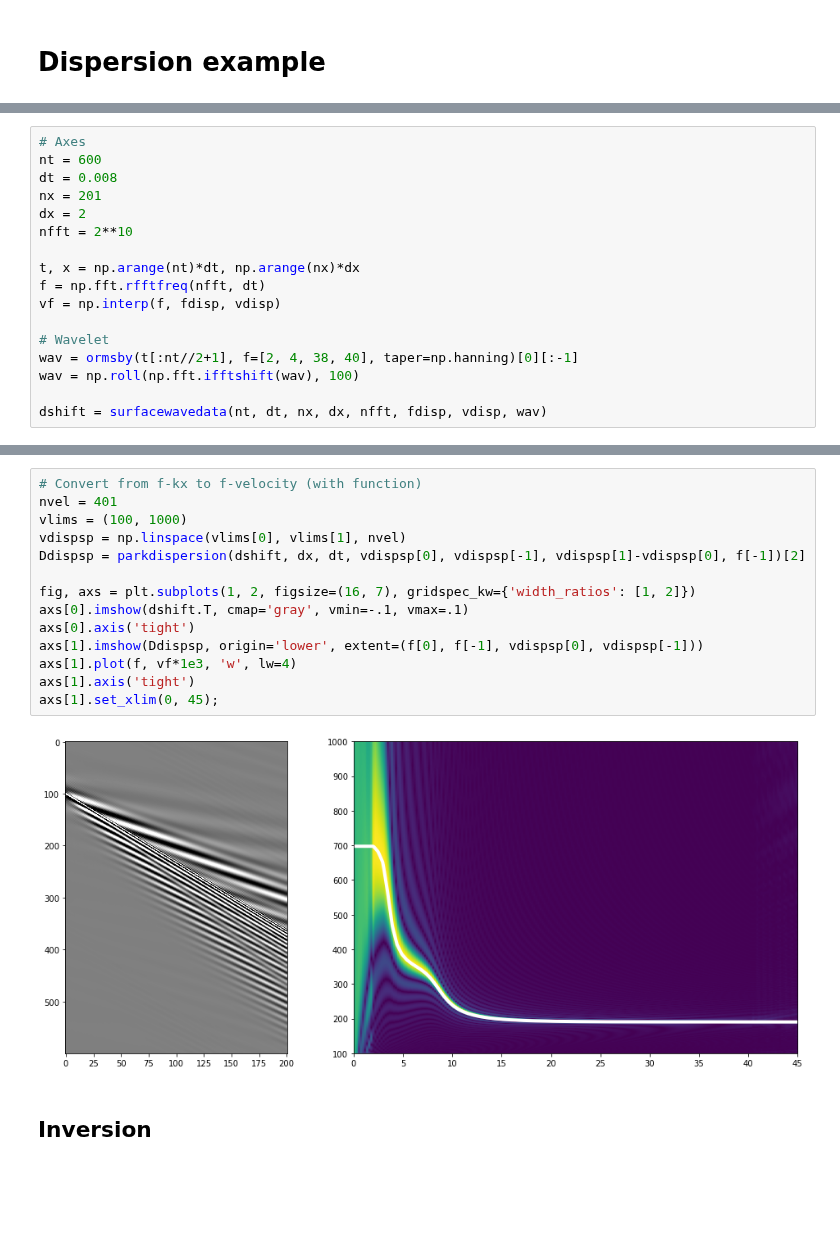
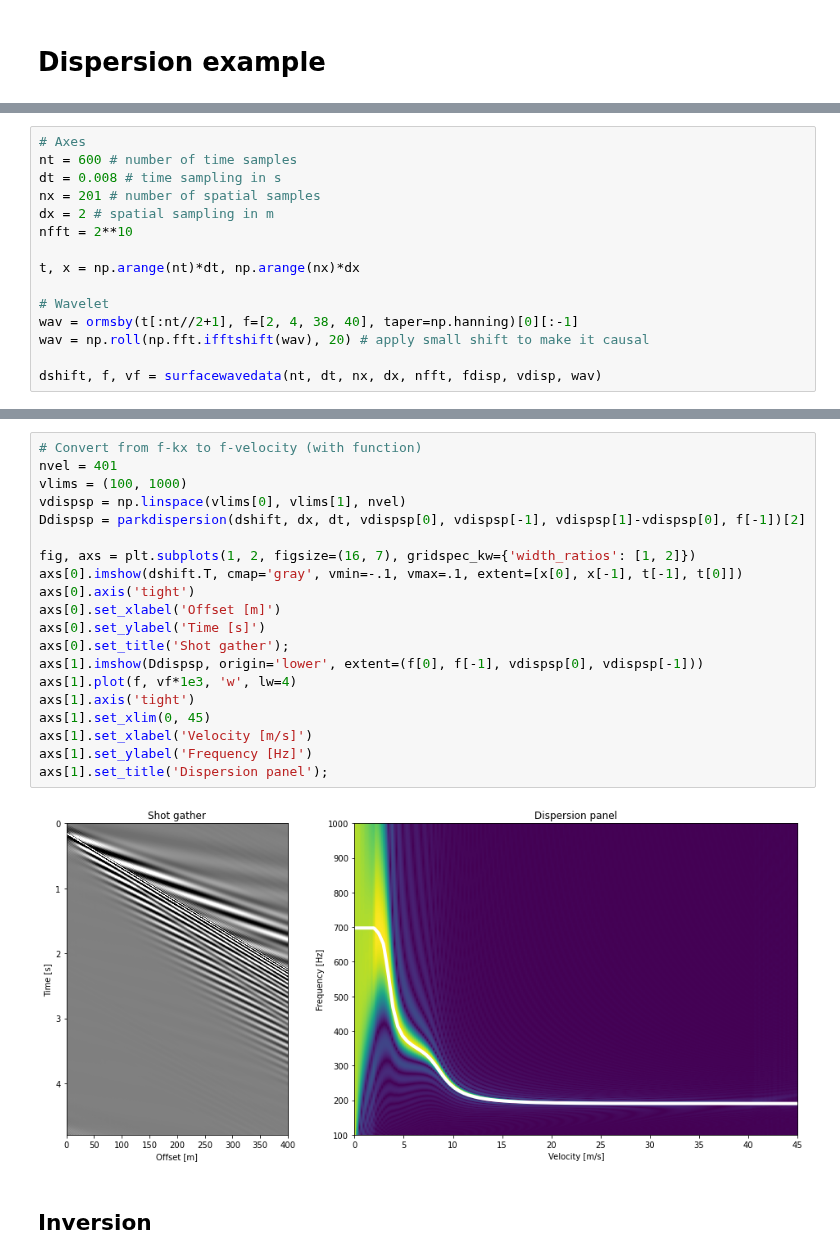
Before and after one commit to DIG-Kaust/Seismology, a Jupyter notebook: Dispersion/Dispersion.ipynb, the cells around one changed output, grey strips where cells are left out. Saved outputs shown, nothing was run; the diff lists cells and outputs as text; blank space fills up the shorter version.

```diff
--- a/Dispersion/Dispersion.ipynb
+++ b/Dispersion/Dispersion.ipynb
@@ -47,17 +70,15 @@ plt.plot(fdisp, vdisp, 'k');
 # %%
 # Axes
-nt = 600
-dt = 0.008
-nx = 201
-dx = 2
+nt = 600 # number of time samples
+dt = 0.008 # time sampling in s
+nx = 201 # number of spatial samples
+dx = 2 # spatial sampling in m
 nfft = 2**10
 
 t, x = np.arange(nt)*dt, np.arange(nx)*dx
-f = np.fft.rfftfreq(nfft, dt)
-vf = np.interp(f, fdisp, vdisp)
 
 # Wavelet
 wav = ormsby(t[:nt//2+1], f=[2, 4, 38, 40], taper=np.hanning)[0][:-1]
-wav = np.roll(np.fft.ifftshift(wav), 100)
+wav = np.roll(np.fft.ifftshift(wav), 20) # apply small shift to make it causal
 
-dshift = surfacewavedata(nt, dt, nx, dx, nfft, fdisp, vdisp, wav)
+dshift, f, vf = surfacewavedata(nt, dt, nx, dx, nfft, fdisp, vdisp, wav)
@@ -66,18 +95,24 @@ dshift = surfacewavedata(nt, dt, nx, dx, nfft, fdisp, vdisp, wav)
 # %%
 # Convert from f-kx to f-velocity (with function)
 nvel = 401
 vlims = (100, 1000)
 vdispsp = np.linspace(vlims[0], vlims[1], nvel)
 Ddispsp = parkdispersion(dshift, dx, dt, vdispsp[0], vdispsp[-1], vdispsp[1]-vdispsp[0], f[-1])[2]
 
 fig, axs = plt.subplots(1, 2, figsize=(16, 7), gridspec_kw={'width_ratios': [1, 2]})
-axs[0].imshow(dshift.T, cmap='gray', vmin=-.1, vmax=.1)
+axs[0].imshow(dshift.T, cmap='gray', vmin=-.1, vmax=.1, extent=[x[0], x[-1], t[-1], t[0]])
 axs[0].axis('tight')
+axs[0].set_xlabel('Offset [m]')
+axs[0].set_ylabel('Time [s]')
+axs[0].set_title('Shot gather');
 axs[1].imshow(Ddispsp, origin='lower', extent=(f[0], f[-1], vdispsp[0], vdispsp[-1]))
 axs[1].plot(f, vf*1e3, 'w', lw=4)
 axs[1].axis('tight')
-axs[1].set_xlim(0, 45);
+axs[1].set_xlim(0, 45)
+axs[1].set_xlabel('Velocity [m/s]')
+axs[1].set_ylabel('Frequency [Hz]')
+axs[1].set_title('Dispersion panel');
 # %% [output]
-[figure, old version]
+[figure, new version]
 # %% [markdown]
 ## Inversion
```
Also changed, not shown: parts of 19 cells of this notebook, 3 other files.
